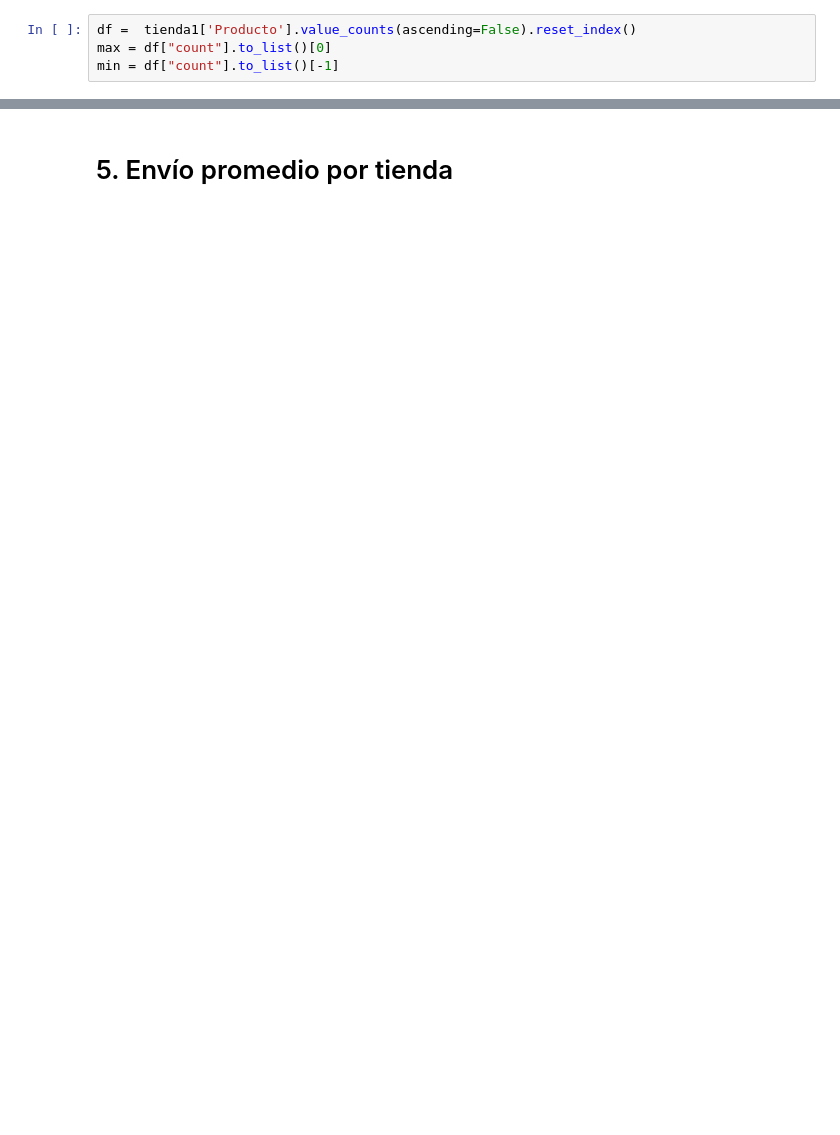
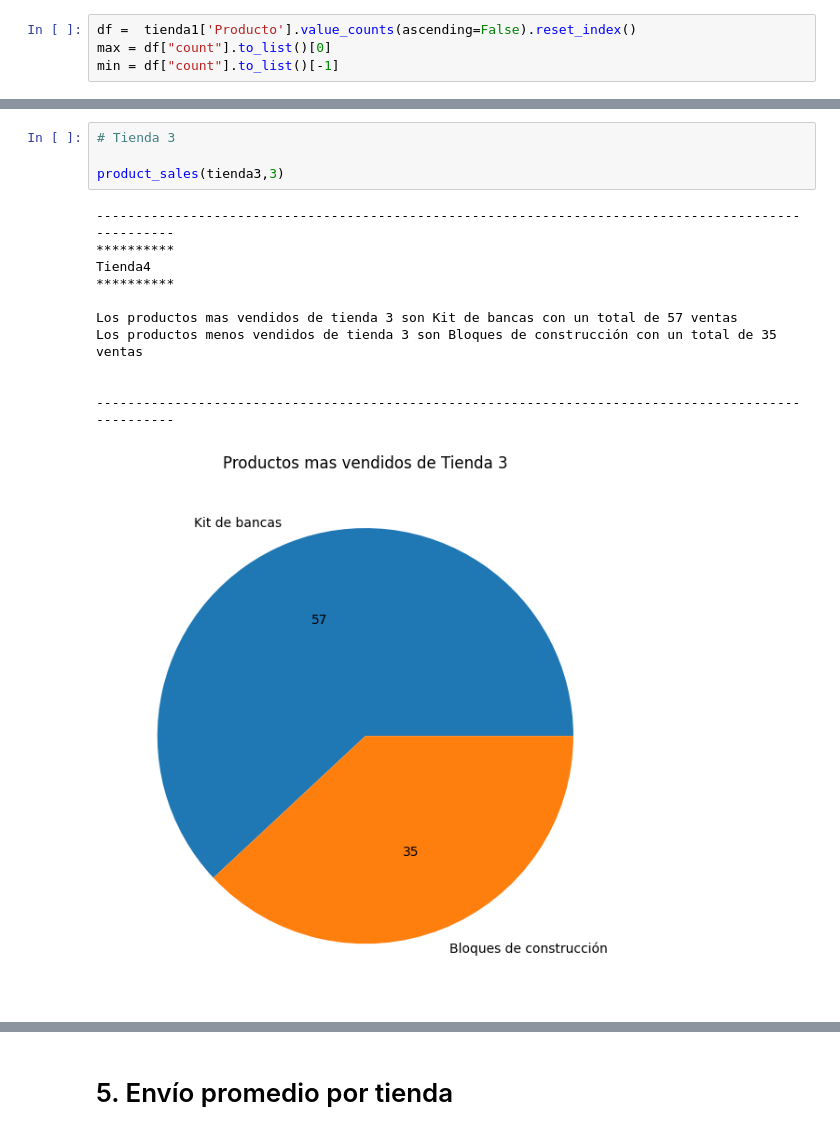
Before and after one commit to MartinFerrari5/challenge1-data-science-latam, a Jupyter notebook: AluraStoreLatam.ipynb, the cells around one changed output, grey strips where cells are left out. Drawn from its saved outputs; the diff is of its cells as text; blank space fills up the shorter version.

```diff
--- a/AluraStoreLatam.ipynb
+++ b/AluraStoreLatam.ipynb
@@ -219,0 +241,16 @@ Los productos menos vendidos de tienda 4 son Guitarra eléctrica con un total de
+# %%
+# Tienda 3
+
+product_sales(tienda3,3)
+# %% [output]
+----------------------------------------------------------------------------------------------------
+**********
+Tienda4
+**********
+
+Los productos mas vendidos de tienda 3 son Kit de bancas con un total de 57 ventas
+Los productos menos vendidos de tienda 3 son Bloques de construcción con un total de 35 ventas
+
+
+----------------------------------------------------------------------------------------------------
+[figure, added]
```
Also changed, not shown: parts of 10 cells of this notebook.
